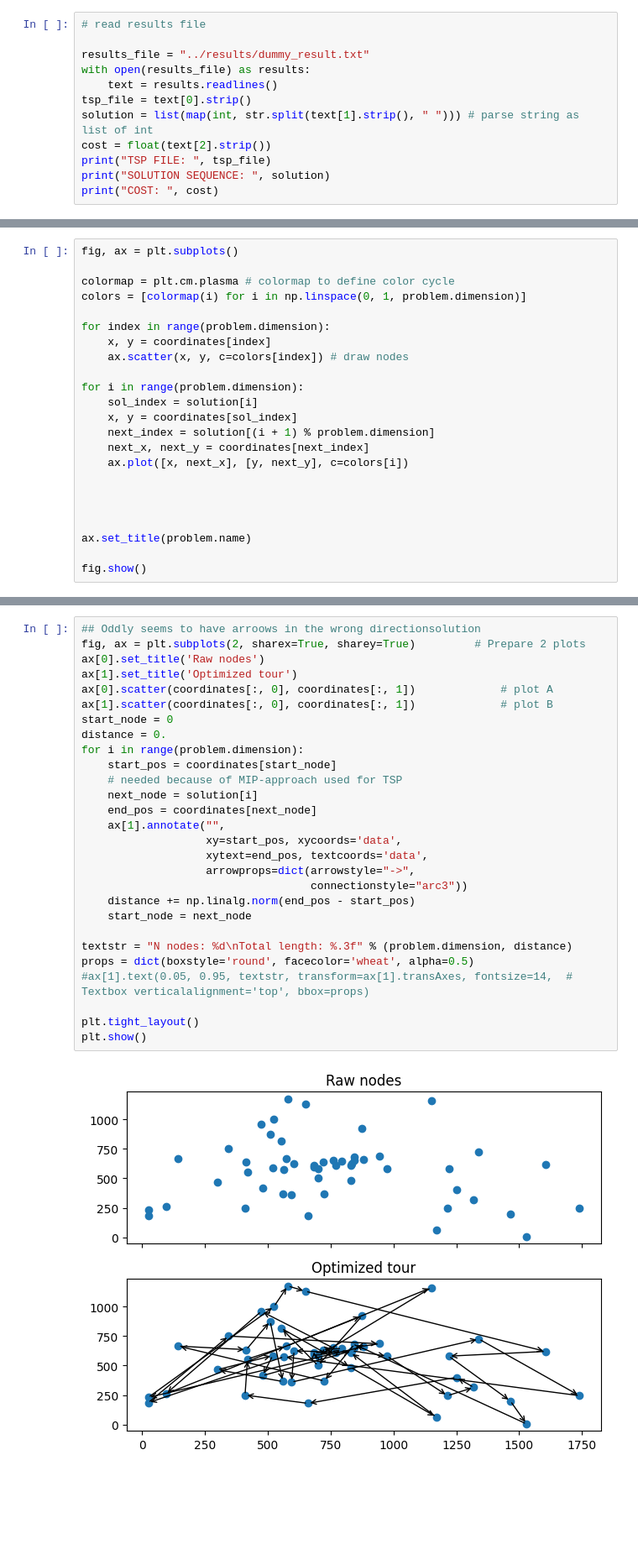
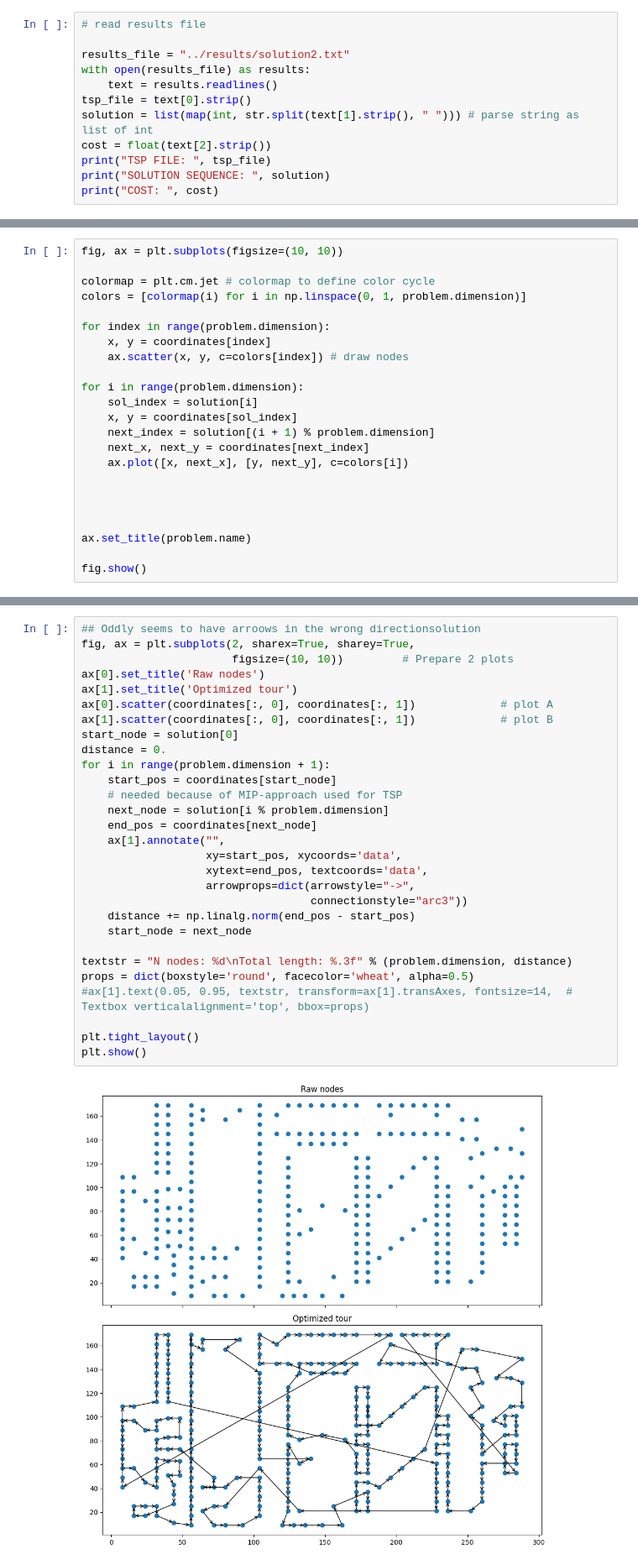
Before and after one commit to Udinanon/Operational_Research_2, a Jupyter notebook: plotter/plot.ipynb, the cells around one changed output, grey strips where cells are left out. Shown at 84% size. Drawn from its saved outputs; the diff is of its cells as text; blank space fills up the shorter version.

```diff
--- a/plotter/plot.ipynb
+++ b/plotter/plot.ipynb
@@ -14,7 +14,7 @@ if any new values need to be added, we'll change the specs
 # %%
 # read results file
 
-results_file = "../results/dummy_result.txt"
+results_file = "../results/solution2.txt"
 with open(results_file) as results:
     text = results.readlines()
 tsp_file = text[0].strip()
@@ -51,7 +51,7 @@ coordinates = np.array(coordinates)
 # %%
-fig, ax = plt.subplots()
+fig, ax = plt.subplots(figsize=(10, 10))
 
-colormap = plt.cm.plasma # colormap to define color cycle
+colormap = plt.cm.jet # colormap to define color cycle
 colors = [colormap(i) for i in np.linspace(0, 1, problem.dimension)]
 
 for index in range(problem.dimension):
@@ -76,30 +76,31 @@ fig.show()
 # %%
 ## Oddly seems to have arroows in the wrong directionsolution
-fig, ax = plt.subplots(2, sharex=True, sharey=True)         # Prepare 2 plots
+fig, ax = plt.subplots(2, sharex=True, sharey=True,
+                       figsize=(10, 10))         # Prepare 2 plots
 ax[0].set_title('Raw nodes')
 ax[1].set_title('Optimized tour')
 ax[0].scatter(coordinates[:, 0], coordinates[:, 1])             # plot A
 ax[1].scatter(coordinates[:, 0], coordinates[:, 1])             # plot B
-start_node = 0
+start_node = solution[0]
 distance = 0.
-for i in range(problem.dimension):
+for i in range(problem.dimension + 1):
     start_pos = coordinates[start_node]
     # needed because of MIP-approach used for TSP
-    next_node = solution[i]
+    next_node = solution[i % problem.dimension]
     end_pos = coordinates[next_node]
     ax[1].annotate("",
                    xy=start_pos, xycoords='data',
                    xytext=end_pos, textcoords='data',
                    arrowprops=dict(arrowstyle="->",
                                    connectionstyle="arc3"))
     distance += np.linalg.norm(end_pos - start_pos)
     start_node = next_node
 
 textstr = "N nodes: %d\nTotal length: %.3f" % (problem.dimension, distance)
 props = dict(boxstyle='round', facecolor='wheat', alpha=0.5)
 #ax[1].text(0.05, 0.95, textstr, transform=ax[1].transAxes, fontsize=14,  # Textbox verticalalignment='top', bbox=props)
 
 plt.tight_layout()
 plt.show()
 # %% [output]
-[figure, old version]
+[figure, new version]
```
Also changed, not shown: parts of 4 cells of this notebook, 3 other files.
